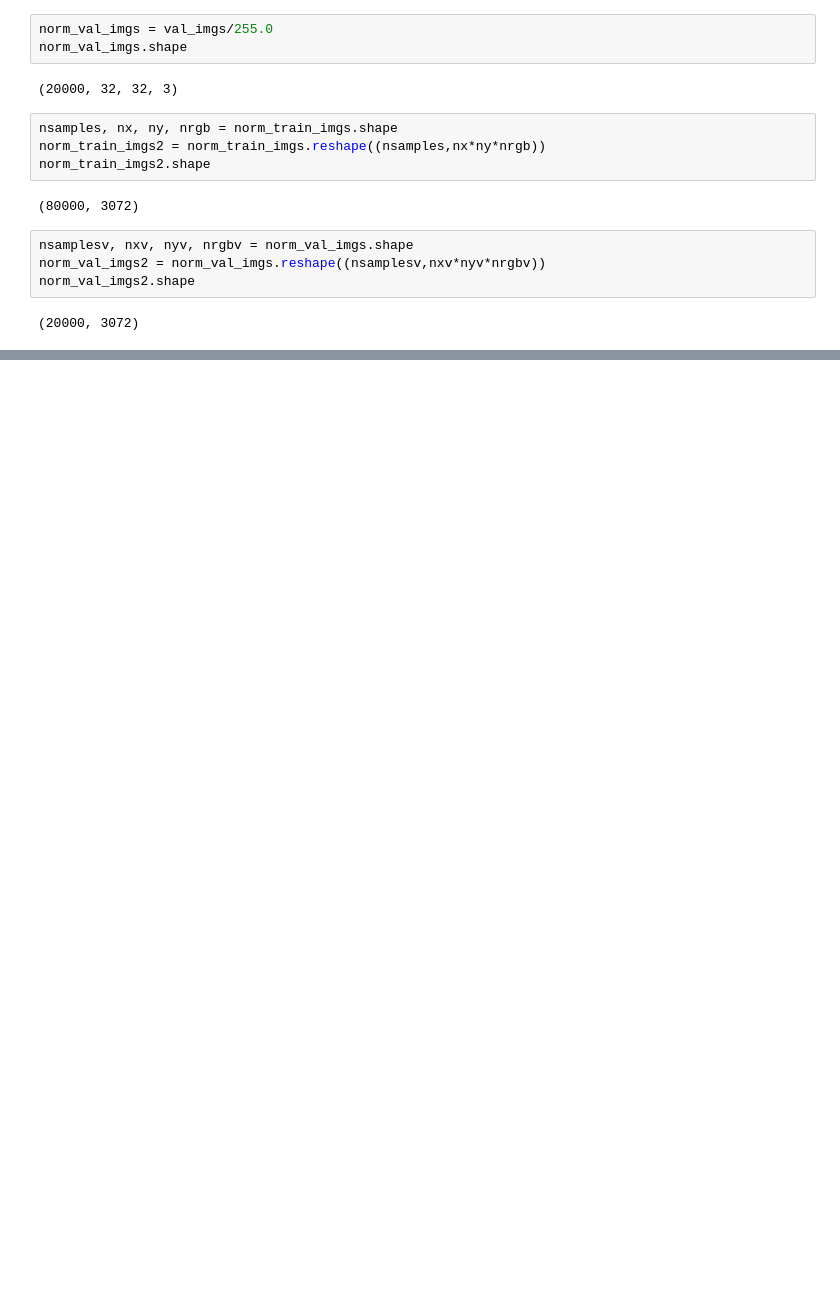
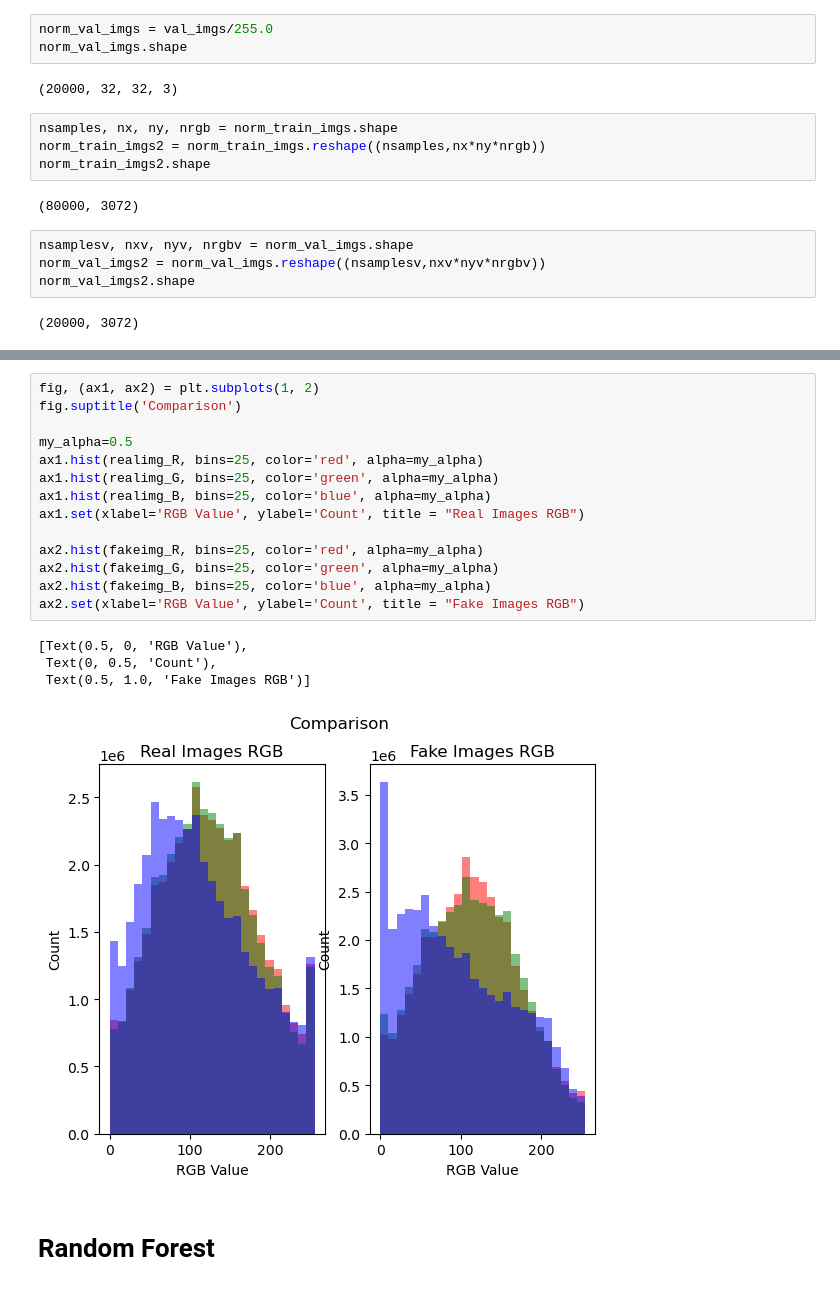
Before and after one commit to hsabraham28/mids_207_final_project, a Jupyter notebook: FP_load_data.ipynb, the cells around one changed output, grey strips where cells are left out. Drawn from its saved outputs; the diff is of its cells as text; blank space fills up the shorter version.

```diff
--- a/FP_load_data.ipynb
+++ b/FP_load_data.ipynb
@@ -160,0 +190,21 @@ accuracy_score(y_pred, val_labels)
+# %%
+fig, (ax1, ax2) = plt.subplots(1, 2)
+fig.suptitle('Comparison')
+
+my_alpha=0.5
+ax1.hist(realimg_R, bins=25, color='red', alpha=my_alpha)
+ax1.hist(realimg_G, bins=25, color='green', alpha=my_alpha)
+ax1.hist(realimg_B, bins=25, color='blue', alpha=my_alpha)
+ax1.set(xlabel='RGB Value', ylabel='Count', title = "Real Images RGB")
+
+ax2.hist(fakeimg_R, bins=25, color='red', alpha=my_alpha)
+ax2.hist(fakeimg_G, bins=25, color='green', alpha=my_alpha)
+ax2.hist(fakeimg_B, bins=25, color='blue', alpha=my_alpha)
+ax2.set(xlabel='RGB Value', ylabel='Count', title = "Fake Images RGB")
+# %% [output]
+[Text(0.5, 0, 'RGB Value'),
+ Text(0, 0.5, 'Count'),
+ Text(0.5, 1.0, 'Fake Images RGB')]
+[figure, added]
+# %% [markdown]
+# Random Forest
```
Also changed, not shown: parts of 25 cells of this notebook.
